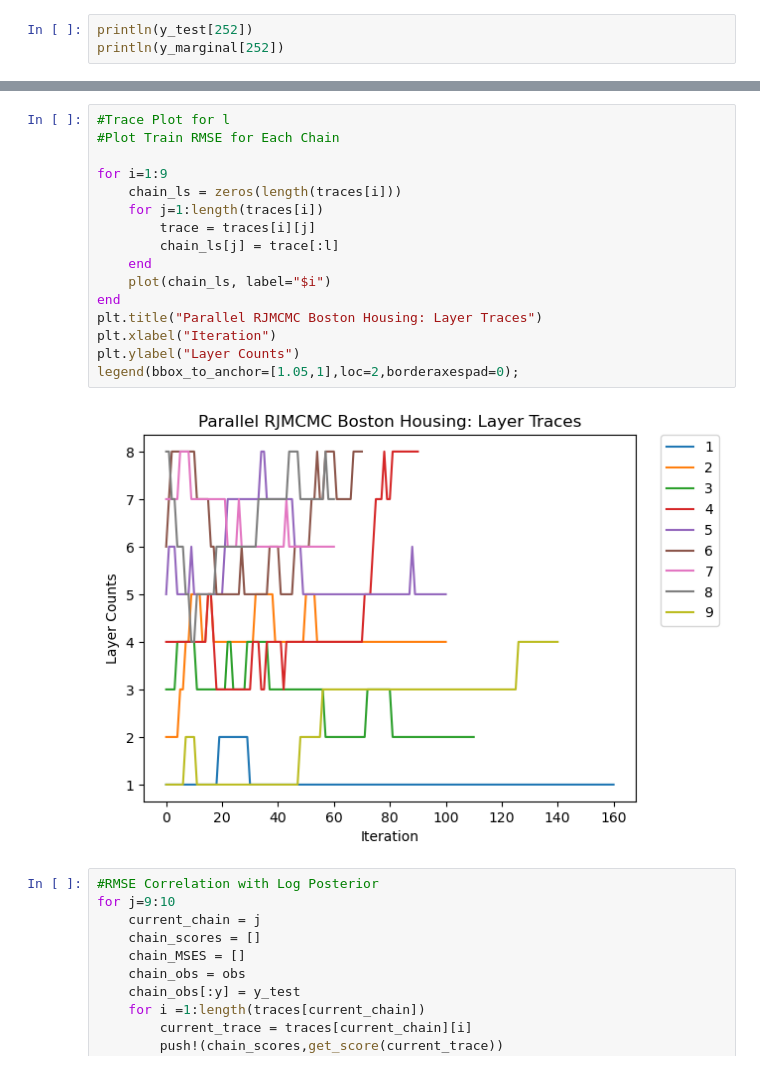
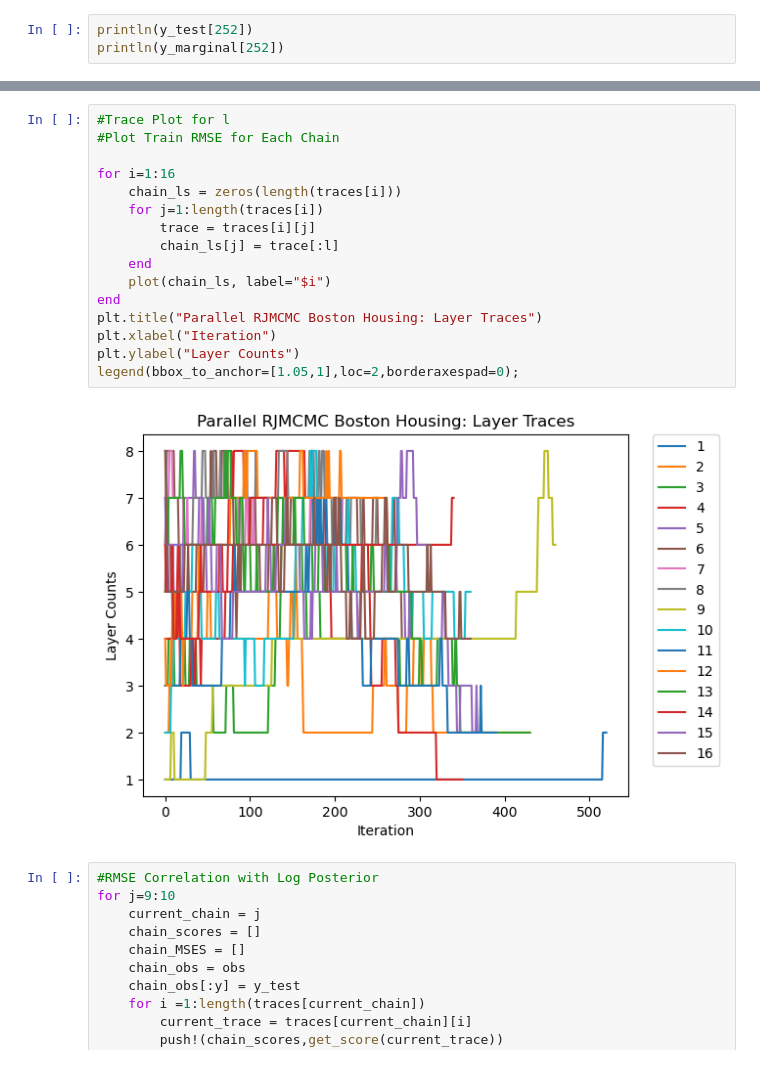
Before and after one commit to jberezow/BostonHousing, a Jupyter notebook: Thesis-LoadTraces.ipynb, the cells around one changed output, grey strips where cells are left out. Drawn from its saved outputs; the diff is of its cells as text.

```diff
--- a/Thesis-LoadTraces.ipynb
+++ b/Thesis-LoadTraces.ipynb
@@ -520,21 +518,21 @@ plt.ylabel("Occurences");
 # %%
 #Trace Plot for l
 #Plot Train RMSE for Each Chain
 
-for i=1:9
+for i=1:16
     chain_ls = zeros(length(traces[i]))
     for j=1:length(traces[i])
         trace = traces[i][j]
         chain_ls[j] = trace[:l]
     end
     plot(chain_ls, label="$i")
 end
 plt.title("Parallel RJMCMC Boston Housing: Layer Traces")
 plt.xlabel("Iteration")
 plt.ylabel("Layer Counts")
 legend(bbox_to_anchor=[1.05,1],loc=2,borderaxespad=0);
 # %% [output]
-[figure, old version]
+[figure, new version]
 # %%
 #RMSE Correlation with Log Posterior
 for j=9:10
```
Also changed, not shown: parts of 11 cells of this notebook, 18 other files.
